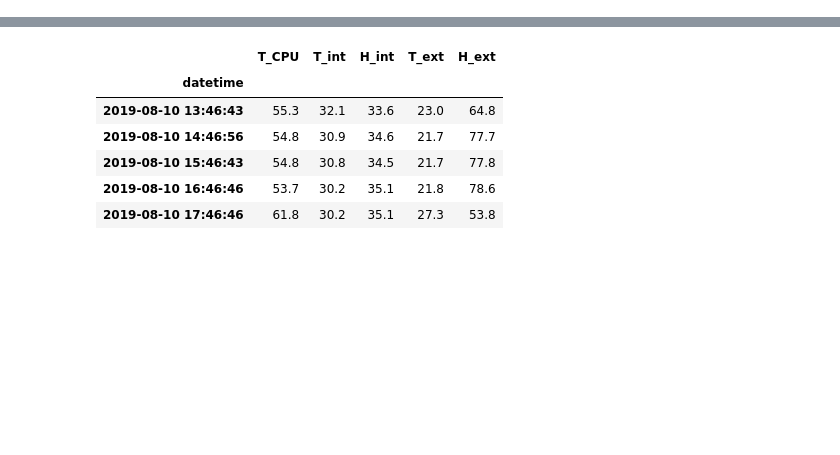
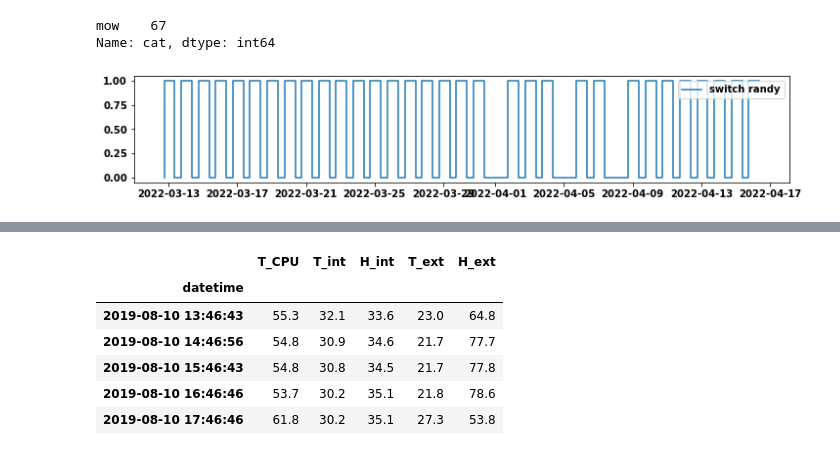
Before and after one commit to munich-ml/raspi_garden, a Jupyter notebook: logfiles/eval.ipynb, the cells around one changed output, grey strips where cells are left out. Saved outputs shown, nothing was run; the diff lists cells and outputs as text; code cells hidden in the pictures; blank space fills up the shorter version.

```diff
--- a/logfiles/eval.ipynb
+++ b/logfiles/eval.ipynb
@@ -5,17 +5,30 @@ import datetime as dt
 import pandas as pd
 import matplotlib.pyplot as plt
 # %%
-with open('raspi_garden_2019-05.log', "r") as f:
+with open('raspi_garden_2022-03.log', "r") as f:
     lines = f.readlines()
 # %%
 state = "searching"
 sensor_samples = []
+no_mowings = {"datetime": [], "text": []}
+raining = {"datetime": [], "text": []}
+switch_randy = {"datetime": [], "cat": [], "on": []}
 for line in lines:
     if state == "searching":
         sensor_sample = []
         if "[INFO] JKey.LOCAL_SENSOR" in line:
             sensor_sample.append(dt.datetime.strptime(line[:19], "%Y-%m-%d %H:%M:%S"))
             state = "sensor_1"
+        elif "No mowing" in line:
+            no_mowings["datetime"].append(dt.datetime.strptime(line[:19], "%Y-%m-%d %H:%M:%S"))
+            no_mowings["text"].append(line.split("]")[1].strip())
+        elif "raining" in line:
+            raining["datetime"].append(dt.datetime.strptime(line[:19], "%Y-%m-%d %H:%M:%S"))
+            raining["text"].append(line.split("]")[1].strip())
+        elif "[INFO] JKey.SWITCH_RANDY" in line:
+            switch_randy["datetime"].append(dt.datetime.strptime(line[:19], "%Y-%m-%d %H:%M:%S"))
+            switch_randy["cat"].append(line.split("'")[1])
+            switch_randy["on"].append(1 if "True" in line else 0)
     elif state == "sensor_1":
         sensor_sample.append(float(line[7:11]))  # T_CPU
         state = "sensor_2"
@@ -30,0 +55,3 @@ for line in lines:
+# %%
+randy = pd.DataFrame.from_records(switch_randy, columns=switch_randy.keys(), index="datetime")
+randy.tail()
@@ -30,0 +66,11 @@ for line in lines:
+# %%
+randy.cat.value_counts()
+# %% [output]
+mow    67
+Name: cat, dtype: int64
+# %%
+plt.figure(figsize=(12, 2))
+plt.step(randy.index, randy["on"], label="switch randy")
+plt.legend();
+# %% [output]
+[figure, added]
```
Also changed, not shown: parts of 8 cells of this notebook.
